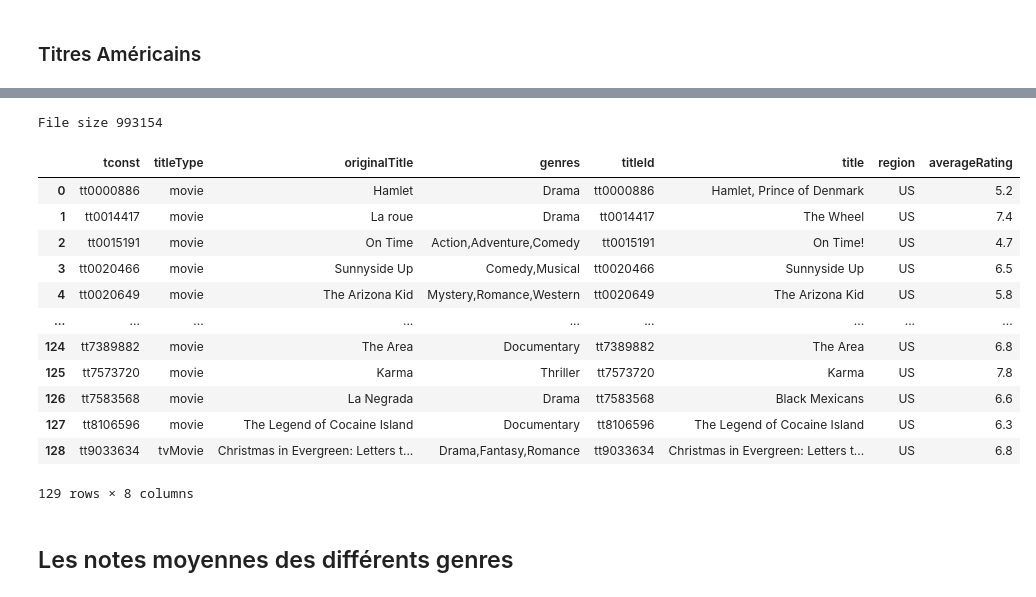
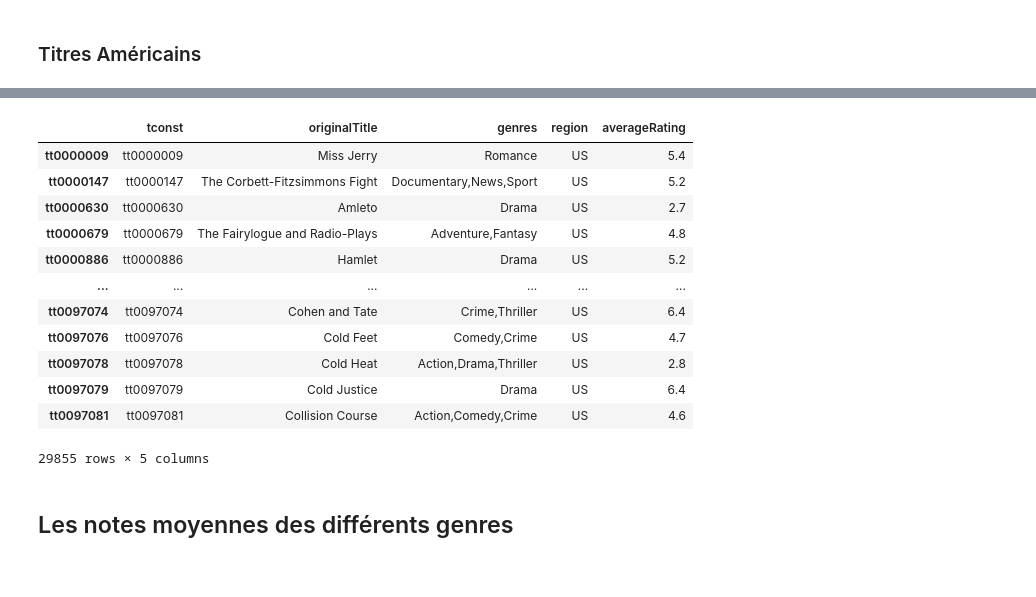
Before and after one commit to Intermovie/Intermovie, a Jupyter notebook: src/intermovie.ipynb, the cells around one changed output, grey strips where cells are left out. Drawn from its saved outputs; the diff is of its cells as text; code cells hidden in the pictures.

```diff
--- a/src/intermovie.ipynb
+++ b/src/intermovie.ipynb
@@ -72,2 +62,2 @@ df_movies.head()
 # %%
-df_title_akas = pd.read_csv('../data/title.akas.tsv', sep='\t', skiprows=skip_idx('../data/title.akas.tsv'), usecols=['titleId', 'title', 'region'])
+df_title_ratings = pd.read_csv('../data/RAW/title.ratings.tsv', sep='\t', usecols=['tconst', 'averageRating'], index_col='tconst')
@@ -85,3 +63,0 @@ df_title_akas.head()
-# %%
-df_us = df_title_akas[df_title_akas['region'] == 'US']
-df_us.head()
@@ -95,24 +64,22 @@ df_us.head()
-# %%
-df_title_ratings = pd.read_csv('../data/title.ratings.tsv', sep='\t', skiprows=skip_idx('../data/title.ratings.tsv'), usecols=['tconst', 'averageRating'])
-# %% [output]
-File size 993154
+# %%
+df_movies_us = df_movies.merge(df_us, left_index=True, left_on='tconst', right_index=True, right_on='titleId')
 # %%
-df_movies_us_ratings = df_movies.merge(df_us, left_on='tconst', right_on='titleId').merge(df_title_ratings)
-df_movies_us_ratings.to_csv('movies_us_ratings.csv', index=False)
+df_movies_us_ratings = df_movies_us.merge(df_title_ratings, left_on='tconst', right_index=True, right_on='tconst')
+df_movies_us_ratings.to_csv(CURATED_LOCAL_PATH + 'movies_us_ratings.csv', index=False)
 df_movies_us_ratings
 # %% [output]
-|  | tconst | titleType | originalTitle | genres | titleId | title | region | averageRating |
-| 0 | tt0000886 | movie | Hamlet | Drama | tt0000886 | Hamlet, Prince of Denmark | US | 5.2 |
-| 1 | tt0014417 | movie | La roue | Drama | tt0014417 | The Wheel | US | 7.4 |
-| 2 | tt0015191 | movie | On Time | Action,Adventure,Comedy | tt0015191 | On Time! | US | 4.7 |
-| 3 | tt0020466 | movie | Sunnyside Up | Comedy,Musical | tt0020466 | Sunnyside Up | US | 6.5 |
-| 4 | tt0020649 | movie | The Arizona Kid | Mystery,Romance,Western | tt0020649 | The Arizona Kid | US | 5.8 |
-| ... | ... | ... | ... | ... | ... | ... | ... | ... |
-| 124 | tt7389882 | movie | The Area | Documentary | tt7389882 | The Area | US | 6.8 |
-| 125 | tt7573720 | movie | Karma | Thriller | tt7573720 | Karma | US | 7.8 |
-| 126 | tt7583568 | movie | La Negrada | Drama | tt7583568 | Black Mexicans | US | 6.6 |
-| 127 | tt8106596 | movie | The Legend of Cocaine Island | Documentary | tt8106596 | The Legend of Cocaine Island | US | 6.3 |
-| 128 | tt9033634 | tvMovie | Christmas in Evergreen: Letters t... | Drama,Fantasy,Romance | tt9033634 | Christmas in Evergreen: Letters t... | US | 6.8 |
+|  | tconst | originalTitle | genres | region | averageRating |
+| tt0000009 | tt0000009 | Miss Jerry | Romance | US | 5.4 |
+| tt0000147 | tt0000147 | The Corbett-Fitzsimmons Fight | Documentary,News,Sport | US | 5.2 |
+| tt0000630 | tt0000630 | Amleto | Drama | US | 2.7 |
+| tt0000679 | tt0000679 | The Fairylogue and Radio-Plays | Adventure,Fantasy | US | 4.8 |
+| tt0000886 | tt0000886 | Hamlet | Drama | US | 5.2 |
+| ... | ... | ... | ... | ... | ... |
+| tt0097074 | tt0097074 | Cohen and Tate | Crime,Thriller | US | 6.4 |
+| tt0097076 | tt0097076 | Cold Feet | Comedy,Crime | US | 4.7 |
+| tt0097078 | tt0097078 | Cold Heat | Action,Drama,Thriller | US | 2.8 |
+| tt0097079 | tt0097079 | Cold Justice | Drama | US | 6.4 |
+| tt0097081 | tt0097081 | Collision Course | Action,Comedy,Crime | US | 4.6 |
-129 rows × 8 columns
+29855 rows × 5 columns
 # %% [markdown]
 ## Les notes moyennes des différents genres
```
Also changed, not shown: parts of 36 cells of this notebook, 1 other file.
